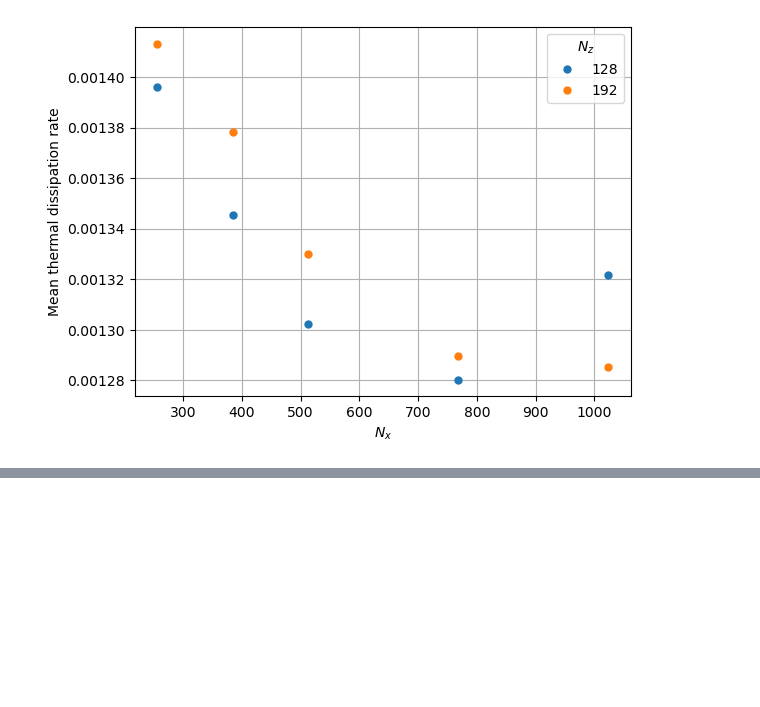
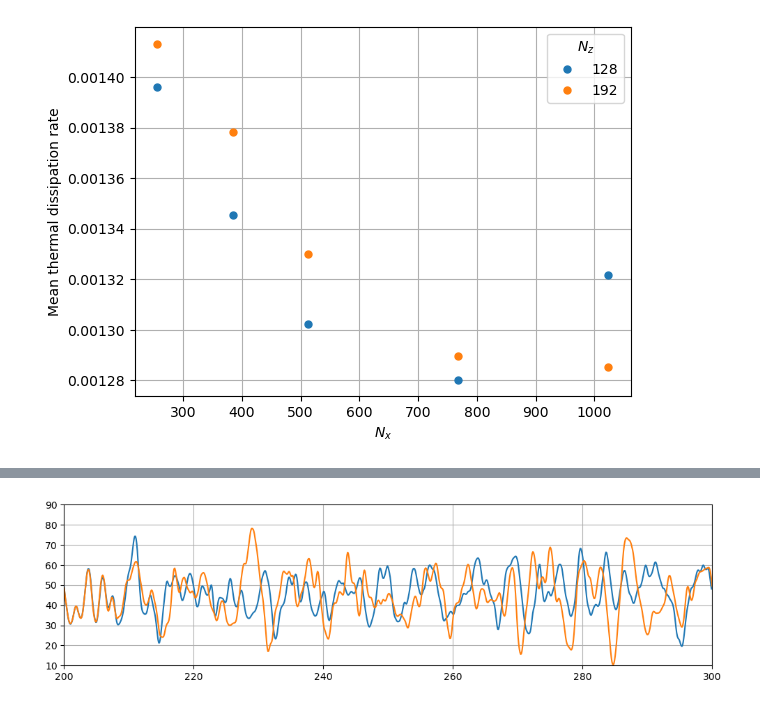
Before and after one commit to tschanzer/honours-project, a Jupyter notebook: notebooks/resolution_tests_literature.ipynb, the cells around one changed output, grey strips where cells are left out. Saved outputs shown, nothing was run; the diff lists cells and outputs as text; code cells hidden in the pictures; blank space fills up the shorter version.

```diff
--- a/notebooks/resolution_tests_literature.ipynb
+++ b/notebooks/resolution_tests_literature.ipynb
@@ -308,0 +358,9 @@ ax.legend(title='$N_z$')
+# %%
+fig, ax = plt.subplots(figsize=(12, 3))
+ax.plot(nusselt[1024, 128].t, nusselt[1024, 128])
+ax.plot(nusselt[1024, 192].t + 200, nusselt[1024, 192])
+ax.set_ylim(10, 90)
+ax.set_xlim(200, 300)
+ax.grid()
+# %% [output]
+[figure, added]
```
Also changed, not shown: parts of 11 cells of this notebook.
